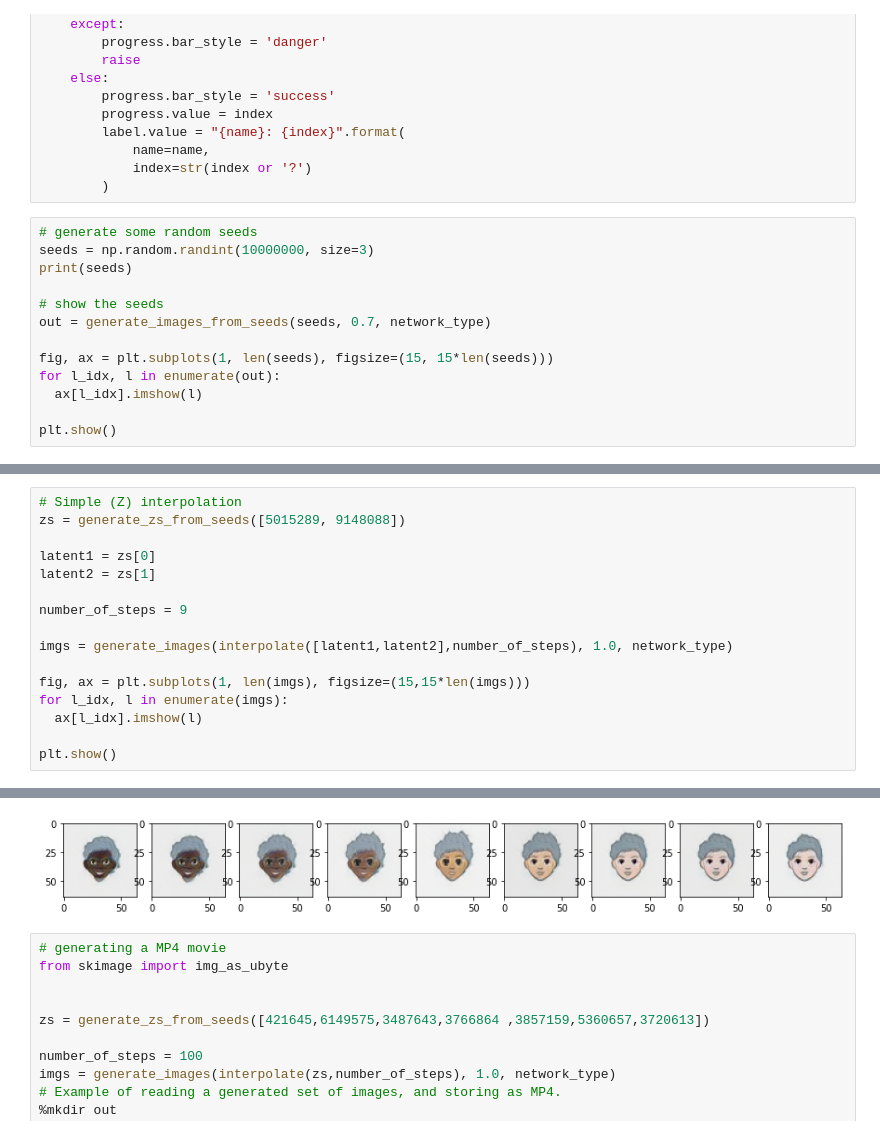
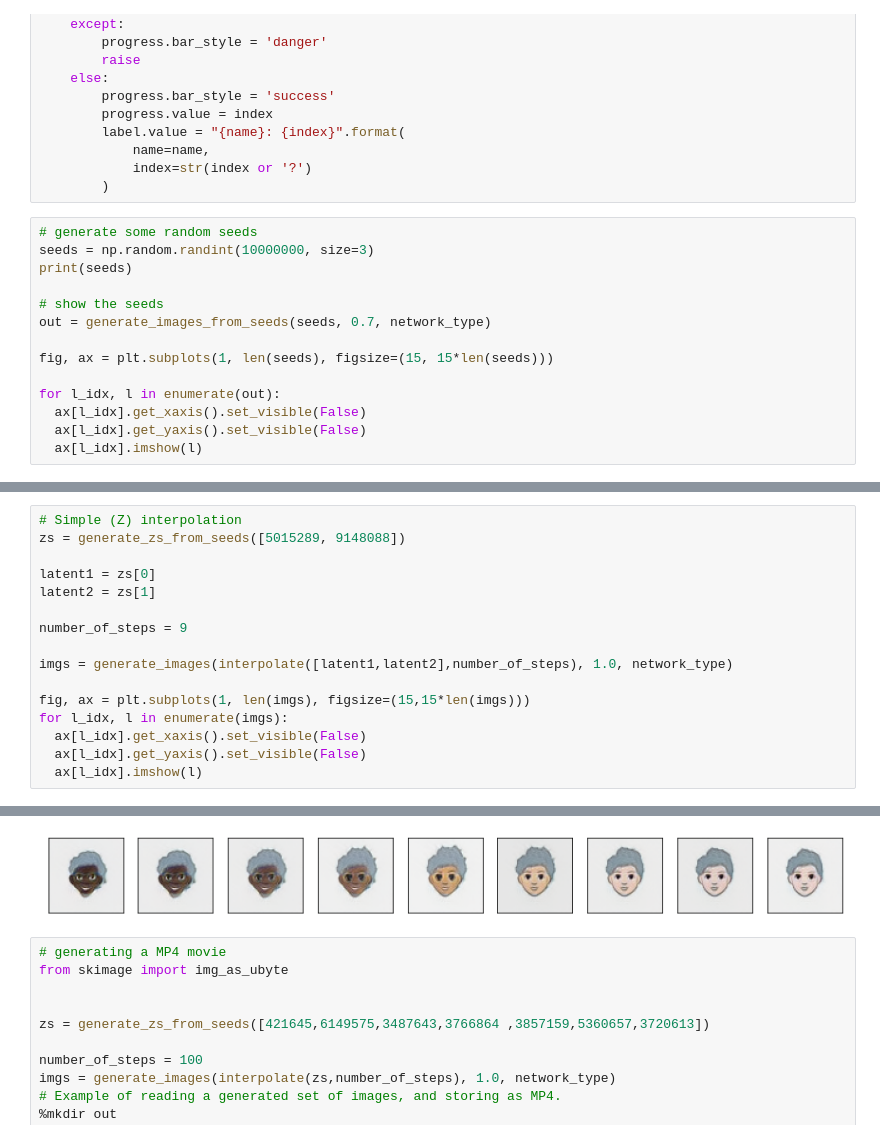
Before and after one commit to GiorgiaAuroraAdorni/gansformer-reproducibility-challenge, a Jupyter notebook: colab notebooks/Visualisation_GANFormer_plus_Stylegan2.ipynb, the cells around one changed output, grey strips where cells are left out. Drawn from its saved outputs; the diff is of its cells as text.

```diff
--- a/colab notebooks/Visualisation_GANFormer_plus_Stylegan2.ipynb
+++ b/colab notebooks/Visualisation_GANFormer_plus_Stylegan2.ipynb
@@ -256,8 +256,9 @@ print(seeds)
 out = generate_images_from_seeds(seeds, 0.7, network_type)
 
 fig, ax = plt.subplots(1, len(seeds), figsize=(15, 15*len(seeds)))
+
 for l_idx, l in enumerate(out):
+  ax[l_idx].get_xaxis().set_visible(False)
+  ax[l_idx].get_yaxis().set_visible(False)
   ax[l_idx].imshow(l)
-
-plt.show()
 # %% [output]
@@ -267,22 +268,22 @@ plt.show()
 # %%
 # Simple (Z) interpolation
 zs = generate_zs_from_seeds([5015289, 9148088])
 
 latent1 = zs[0]
 latent2 = zs[1]
 
 number_of_steps = 9
 
 imgs = generate_images(interpolate([latent1,latent2],number_of_steps), 1.0, network_type)
 
 fig, ax = plt.subplots(1, len(imgs), figsize=(15,15*len(imgs)))
 for l_idx, l in enumerate(imgs):
+  ax[l_idx].get_xaxis().set_visible(False)
+  ax[l_idx].get_yaxis().set_visible(False)
   ax[l_idx].imshow(l)
-
-plt.show()
 # %% [output]
 [interactive output not drawn]
-[figure, old version]
+[figure, new version]
 # %%
 # generating a MP4 movie
 from skimage import img_as_ubyte
```
Also changed, not shown: parts of 1 cell of this notebook.
